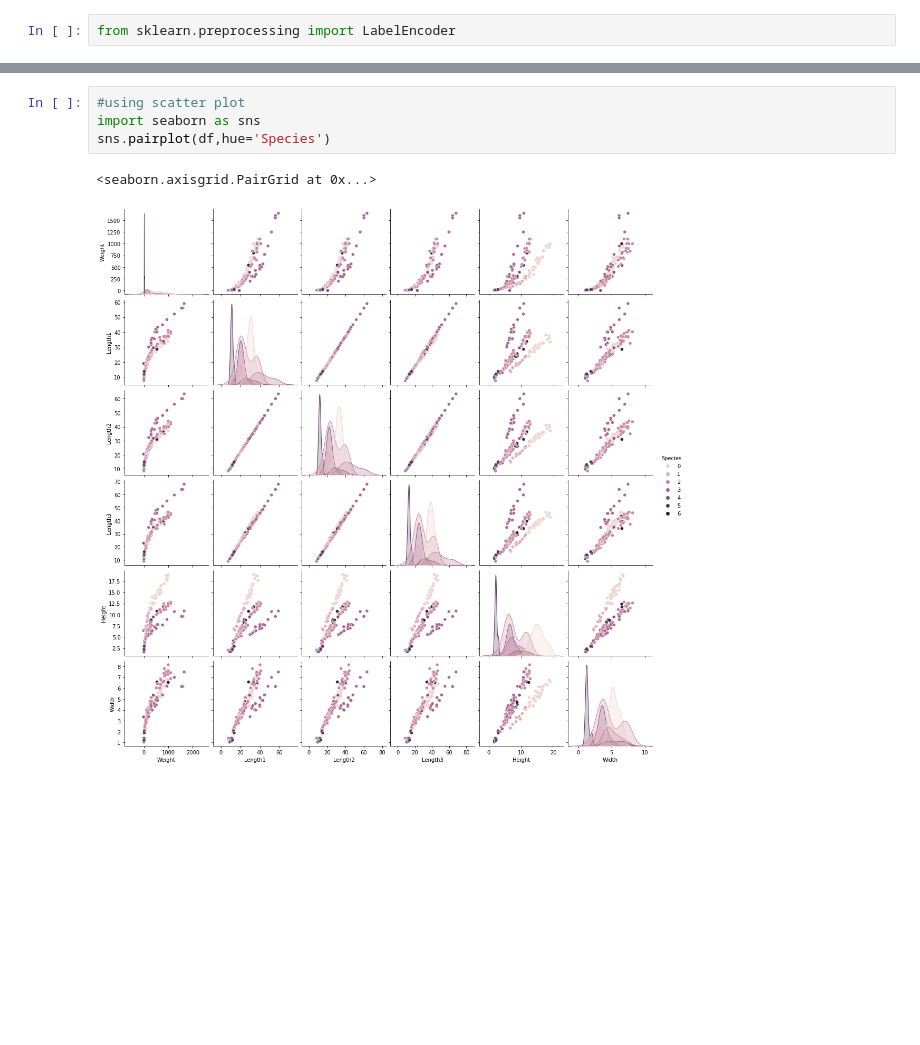
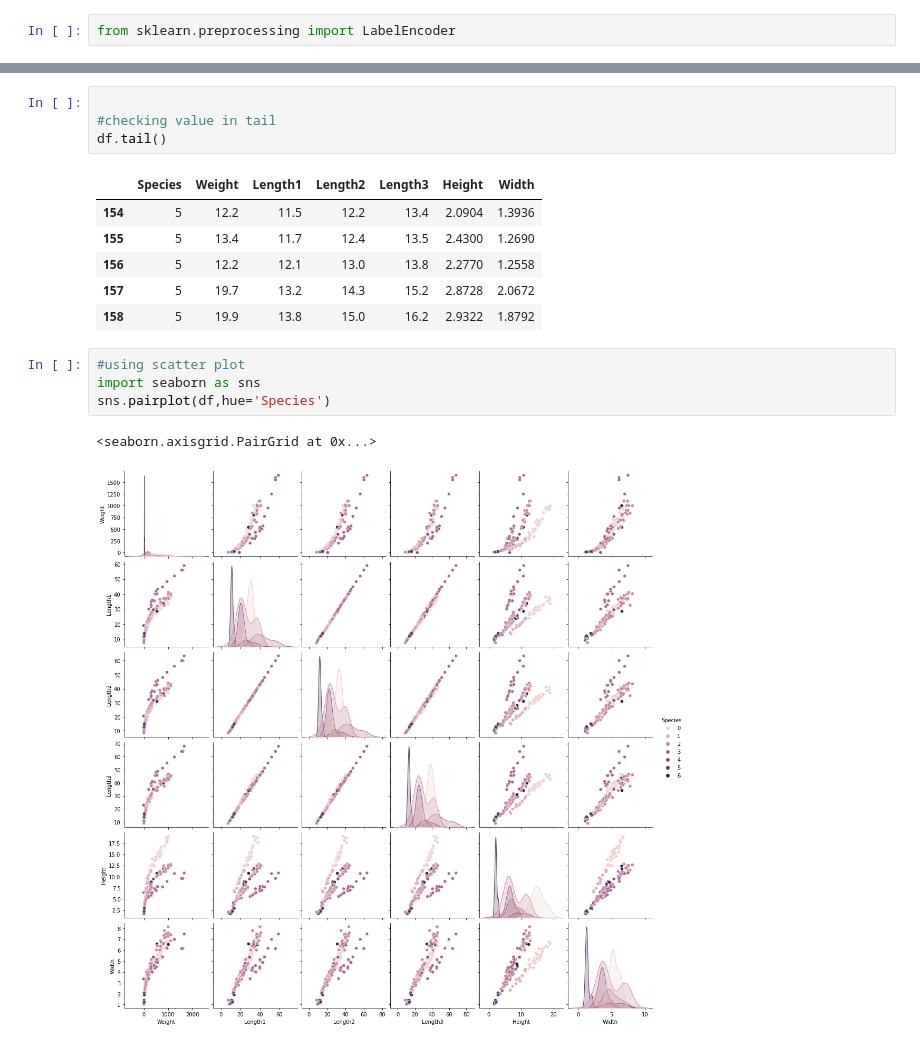
Before and after one commit to nidhithakur09/Lab4, a Jupyter notebook: Fish_predict.ipynb, the cells around one changed output, grey strips where cells are left out. Drawn from its saved outputs; the diff is of its cells as text; blank space fills up the shorter version.

```diff
--- a/Fish_predict.ipynb
+++ b/Fish_predict.ipynb
@@ -39,3 +117,14 @@ Name: Species, Length: 159, dtype: int64
+# %%
+
+#checking value in tail
+df.tail()
+# %% [output]
+|  | Species | Weight | Length1 | Length2 | Length3 | Height | Width |
+| 154 | 5 | 12.2 | 11.5 | 12.2 | 13.4 | 2.0904 | 1.3936 |
+| 155 | 5 | 13.4 | 11.7 | 12.4 | 13.5 | 2.4300 | 1.2690 |
+| 156 | 5 | 12.2 | 12.1 | 13.0 | 13.8 | 2.2770 | 1.2558 |
+| 157 | 5 | 19.7 | 13.2 | 14.3 | 15.2 | 2.8728 | 2.0672 |
+| 158 | 5 | 19.9 | 13.8 | 15.0 | 16.2 | 2.9322 | 1.8792 |
 # %%
 #using scatter plot
 import seaborn as sns
```
Also changed, not shown: parts of 10 cells of this notebook, 4 other files.
